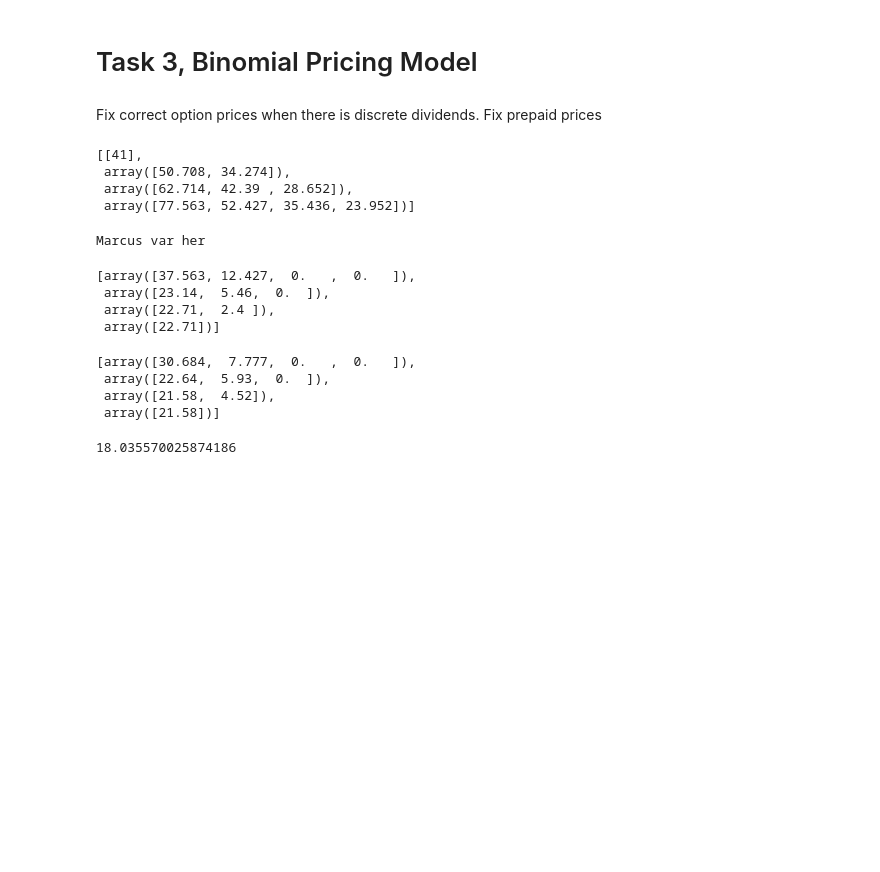
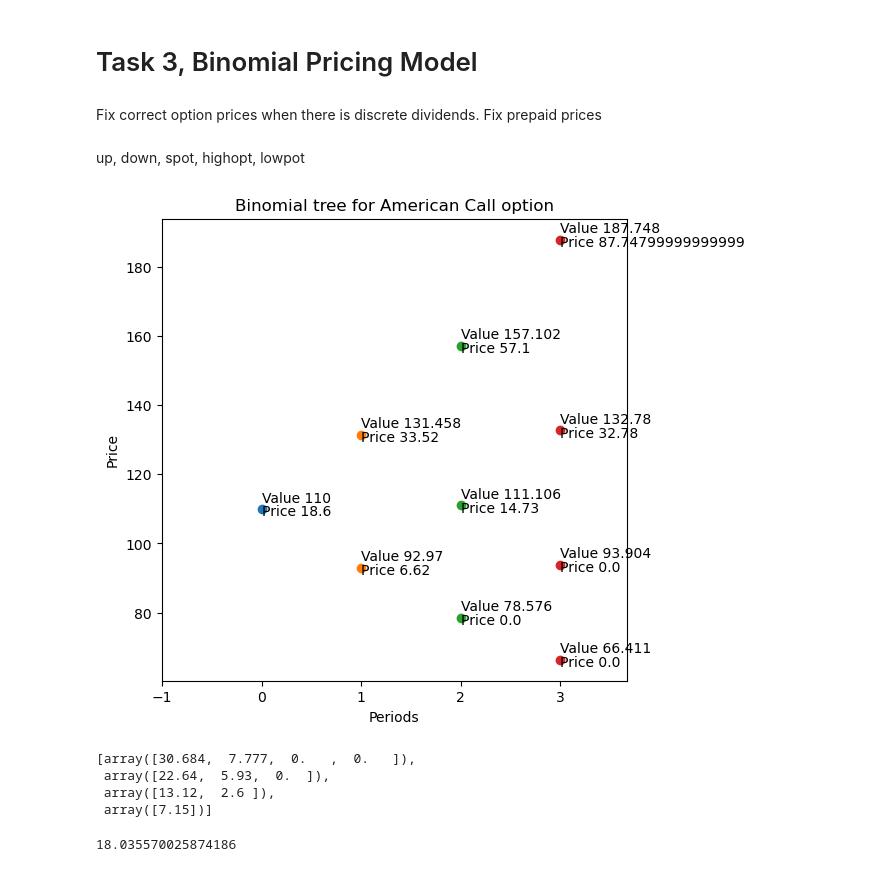
Before and after one commit to DataJakob/Various-School-Projects, a Jupyter notebook: Project_Evaluation_and_Finance/ex3.ipynb, the cells around one changed output. Saved outputs shown, nothing was run; the diff lists cells and outputs as text; code cells hidden in the pictures; blank space fills up the shorter version.

```diff
--- a/Project_Evaluation_and_Finance/ex3.ipynb
+++ b/Project_Evaluation_and_Finance/ex3.ipynb
@@ -7,8 +7,8 @@ import numpy as np
 import matplotlib.pyplot as plt
 
 class BinPriMod:
-    def __init__(self, S, K, sigma, total_time, period_timespan, rate_i,
-                 option_type, exercise_style):
+    def __init__(self, S:float, K:float, sigma:float, total_time:float, period_timespan:float, rate_i:float,
+                 option_type:str, exercise_style:str):
         self.spot = S
         self.strike = K
         self.risk = sigma
@@ -109,9 +109,9 @@ class BinPriMod:
         for i in range(0, self.n_periods, 1):
             sub_optpri_storage = []
             for j in range(0,self.n_periods-i,1):   #periods- 1
-                sub_optpri_storage.append(self.option_price(self.values[self.n_periods][j],
-                                                            self.values[self.n_periods][j+1],
-                                                            self.values[self.n_periods-1][j],
+                sub_optpri_storage.append(self.option_price(self.values[self.n_periods-i][j],
+                                                            self.values[self.n_periods-i][j+1],
+                                                            self.values[self.n_periods-(i+1)][j],
                                                             latest_opt_pri[i][j],
                                                             latest_opt_pri[i][j+1]))
             latest_opt_pri.append(np.round(sub_optpri_storage,2))
@@ -126,23 +126,13 @@ class BinPriMod:
         fig, ax = plt.subplots(figsize=(6,6))
         for i in range(0,int(self.n_periods)+1,1):
             ax.scatter(x=np.repeat((i)*1,i+1), y= self.values[i])
-            # i +=1
             for j in range(0,i+1,1):
-            #     print(i)
-            #     print(j,'\n')
                 text_value = 'Value '+ str(self.values[i][j])
-                # text_price = 'Price '+ str(self.prices[i][j])
+                text_price = 'Price '+ str(self.prices[self.n_periods-i][j])
                 ax.annotate(text_value, xy=(i*1, self.values[i][j]+txt_shift))
-                # ax.annotate(text_price, xy=(i*1, self.values[i][j]-txt_shift))
+                ax.annotate(text_price, xy=(i*1, self.values[i][j]-txt_shift))
             ax.set_xlabel('Periods')
         ax.set_ylabel('Price')
         plt.xlim(-1,self.n_periods+2*self.period_time_span)
         plt.title('Binomial tree for '+self.exercise_style+' '+self.option_type+' option')
         plt.show()
-# %%
-myTree.values
-# %% [output]
-[[41],
- array([50.708, 34.274]),
- array([62.714, 42.39 , 28.652]),
- array([77.563, 52.427, 35.436, 23.952])]
@@ -153,18 +139,13 @@ myTree.prices
-# %%
-print('Marcus var her')
-# %% [output]
-Marcus var her
+# %% [markdown]
+up, down, spot, highopt, lowpot
 # %%
-myTree = BinPriMod(41, 40, 0.3392, 1, 1/3, 0.08, 'Call', 'American')
-myTree.set_dividends(cont=True, cont_rate=0.03, TD=None, amount=None)
+myTree = BinPriMod(110, 100, 0.3, 1, (1/3), 0.05, 'Call', 'American')
+myTree.set_dividends(cont=True, cont_rate=0.035, TD=None, amount=None)
 myTree.storage_values(False)
-myTree.storage_prices(False)
-# myTree.plot_tree(1)
+myTree.storage_prices(True)
+myTree.plot_tree(2)
 # %% [output]
-[array([37.563, 12.427,  0.   ,  0.   ]),
- array([23.14,  5.46,  0.  ]),
- array([22.71,  2.4 ]),
- array([22.71])]
+[figure, added]
 # %%
 myTree = BinPriMod(41, 40, 0.3392, 1, 1/3, 0.08, 'Call', 'American')
 myTree.set_dividends(cont=False, cont_rate=0, TD=8/12, amount=5)
@@ -174,8 +155,8 @@ myTree.storage_prices(False)
 # %% [output]
 [array([30.684,  7.777,  0.   ,  0.   ]),
  array([22.64,  5.93,  0.  ]),
- array([21.58,  4.52]),
- array([21.58])]
+ array([13.12,  2.6 ]),
+ array([7.15])]
 # %%
 def price(up,down,opthigh,optlow,spot):
     upr = up/spot
```
Also changed, not shown: parts of 4 cells of this notebook, 1 other file.
